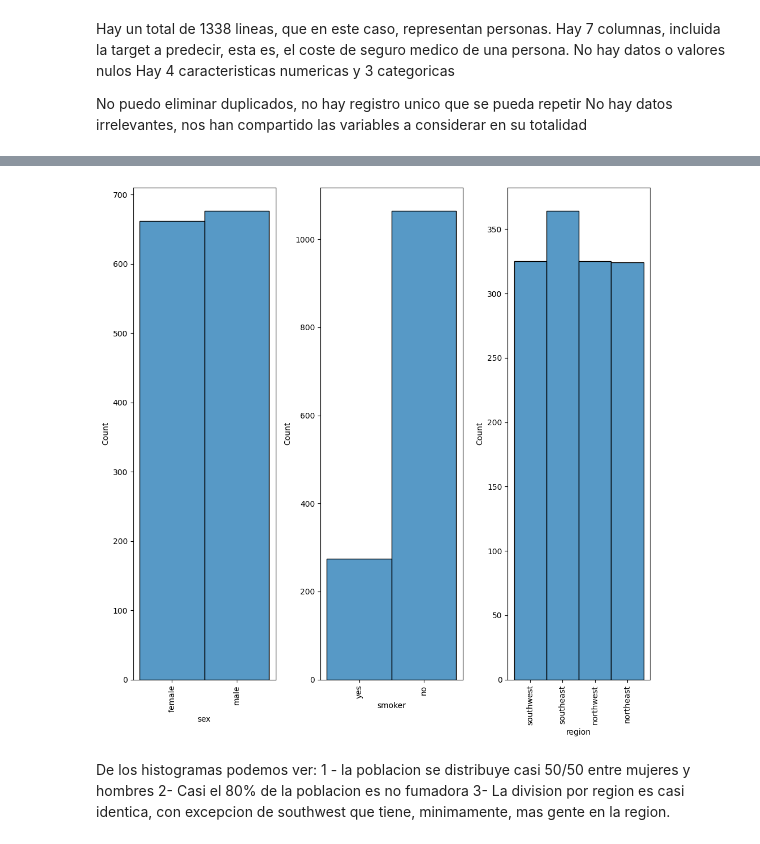
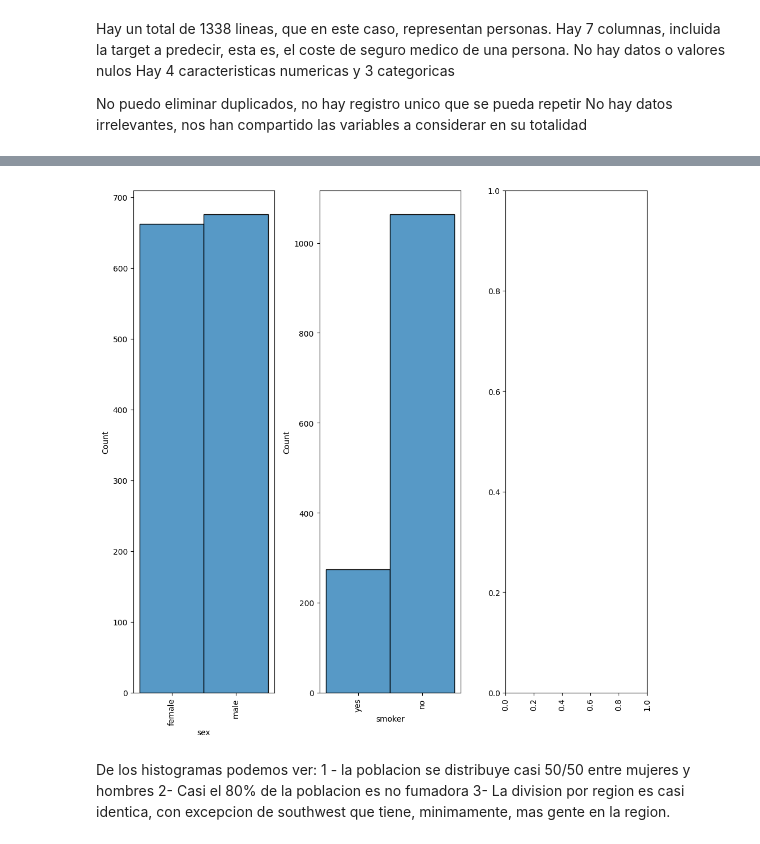
Before and after one commit to MelinaIo83/MI.Streamlit_project, a Jupyter notebook: src/explore.ipynb, the cells around one changed output, grey strips where cells are left out. Saved outputs shown, nothing was run; the diff lists cells and outputs as text; code cells hidden in the pictures.

```diff
--- a/src/explore.ipynb
+++ b/src/explore.ipynb
@@ -57,3 +57,7 @@ Hay 4 caracteristicas numericas y 3 categoricas
 
 No puedo eliminar duplicados, no hay registro unico que se pueda repetir
 No hay datos irrelevantes, nos han compartido las variables a considerar en su totalidad
+# %%
+#drop region
+lr_data.drop(["region"], axis = 1, inplace=True)
+lr_data.head()
@@ -60,23 +71,23 @@ No hay datos irrelevantes, nos han compartido las variables a considerar en su t
 # %%
 #ANALISIS DE VARIABLES CATEGORICAS
 
 import matplotlib.pyplot as plt
 import seaborn as sns
 
 fig, axis = plt.subplots(1, 3, figsize = (10, 10))
 
 #CREO LOS HIST
 
 sns.histplot(ax = axis[0], data = lr_data, x = "sex")
 sns.histplot(ax = axis[1], data= lr_data, x= "smoker")
-sns.histplot(ax = axis[2], data= lr_data, x= "region")
+
 
 for lala in axis:
     lala.set_xticklabels(lala.get_xticklabels(), rotation=90)
 plt.tight_layout()
 plt.show()
 # %% [output]
-[figure, old version]
+[figure, new version]
 # %% [markdown]
 De los histogramas podemos ver:
 1 - la poblacion se distribuye casi 50/50 entre mujeres y hombres
```
Also changed, not shown: parts of 15 cells of this notebook, 2 other files.
